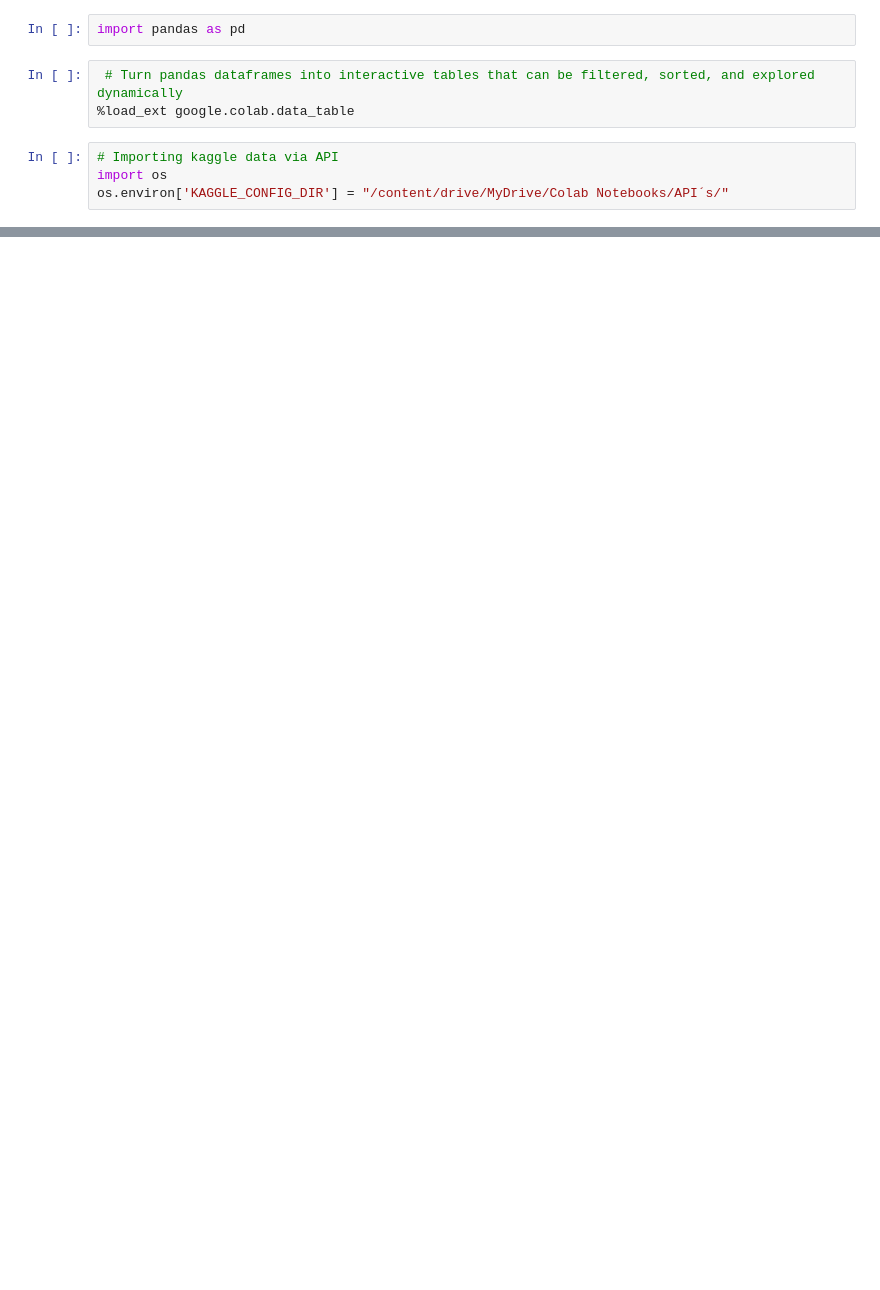
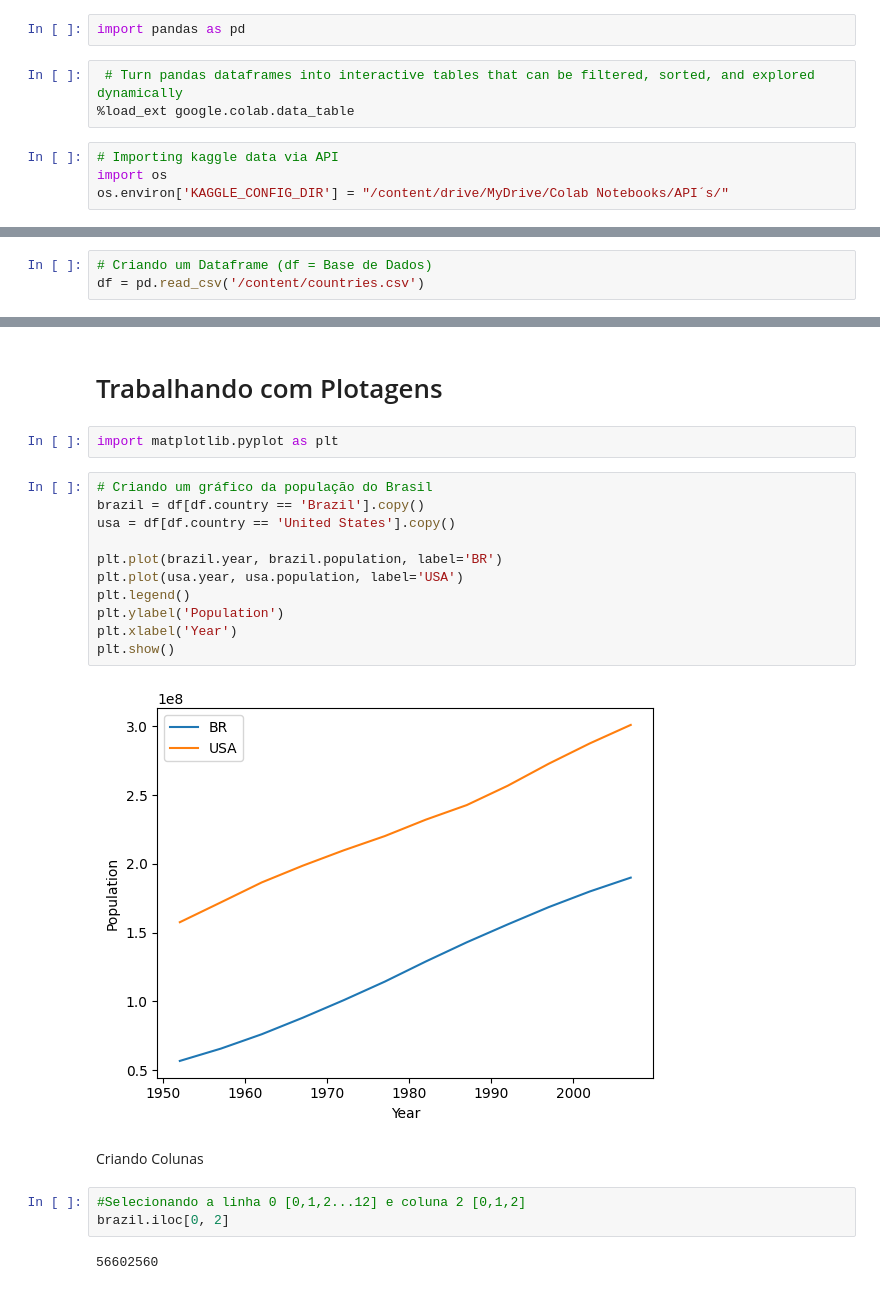
Before and after one commit to cvs2010/Data-Science-Projects, a Jupyter notebook: pandas_tutorial.ipynb, the cells around one changed output, grey strips where cells are left out. Cells and saved outputs as stored; diff of their text form; blank space fills up the shorter version.

```diff
--- a/pandas_tutorial.ipynb
+++ b/pandas_tutorial.ipynb
@@ -50,0 +34,3 @@ Clicking to prevent disconnections in 60 sec interval.
+# %%
+# Criando um Dataframe (df = Base de Dados)
+df = pd.read_csv('/content/countries.csv')
@@ -50,0 +140,24 @@ Clicking to prevent disconnections in 60 sec interval.
+# %% [markdown]
+# Trabalhando com Plotagens
+# %%
+import matplotlib.pyplot as plt
+# %%
+# Criando um gráfico da população do Brasil
+brazil = df[df.country == 'Brazil'].copy()
+usa = df[df.country == 'United States'].copy()
+
+plt.plot(brazil.year, brazil.population, label='BR')
+plt.plot(usa.year, usa.population, label='USA')
+plt.legend()
+plt.ylabel('Population')
+plt.xlabel('Year')
+plt.show()
+# %% [output]
+[figure, added]
+# %% [markdown]
+Criando Colunas
+# %%
+#Selecionando a linha 0 [0,1,2...12] e coluna 2 [0,1,2]
+brazil.iloc[0, 2]
+# %% [output]
+56602560
```
Also changed, not shown: parts of 14 cells of this notebook.
